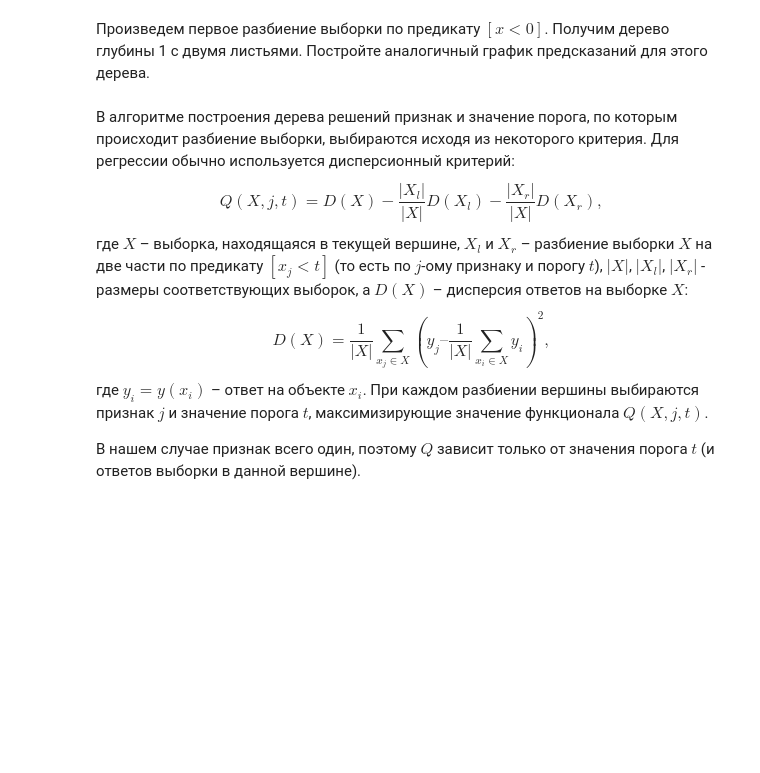
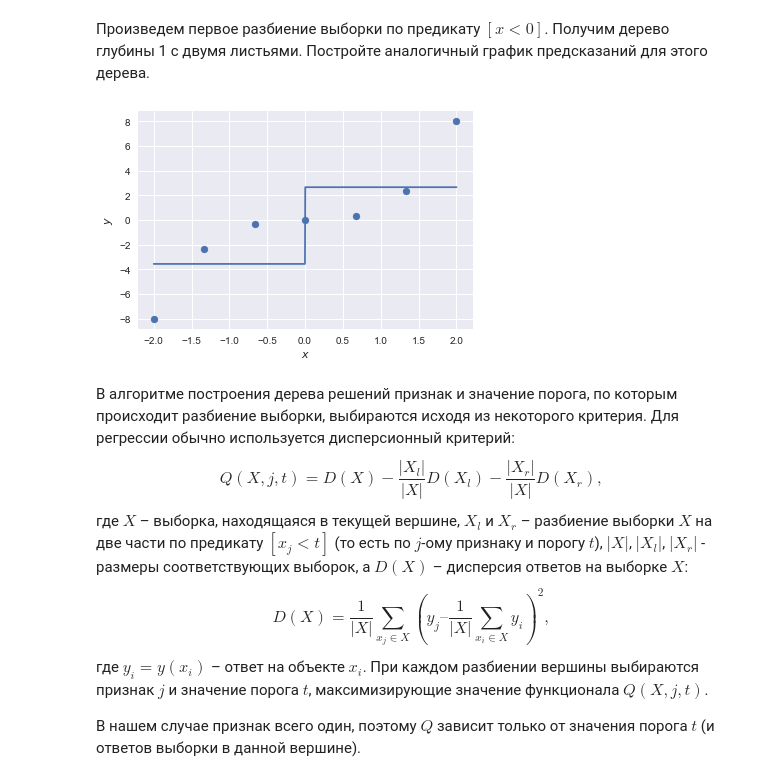
Before and after one commit to konstgazha/usml, a Jupyter notebook: week03/hw3_session3_decision_trees.ipynb, the cells around one changed output. Drawn from its saved outputs; the diff is of its cells as text; code cells hidden in the pictures; blank space fills up the shorter version.

```diff
--- a/week03/hw3_session3_decision_trees.ipynb
+++ b/week03/hw3_session3_decision_trees.ipynb
@@ -44,3 +47,12 @@ plt.ylabel(r'$y$');
+# %%
+plt.scatter(X, y)
+plt.xlabel(r'$x$')
+plt.ylabel(r'$y$')
+X_pred = np.linspace(-2, 2, 1000)
+plt.plot(X_pred, [(y[X < 0]).mean() for _ in X_pred[X_pred < 0]]
+            + [(y[X >= 0]).mean() for _ in X_pred[X_pred < 0]]);
+# %% [output]
+[figure, added]
 # %% [markdown]
 В алгоритме построения дерева решений признак и значение порога, по которым происходит разбиение выборки, выбираются исходя из некоторого критерия. Для регрессии обычно используется дисперсионный критерий:
 $$Q(X, j, t) = D(X) - \dfrac{|X_l|}{|X|} D(X_l) - \dfrac{|X_r|}{|X|} D(X_r),$$
```
Also changed, not shown: parts of 14 cells of this notebook.
